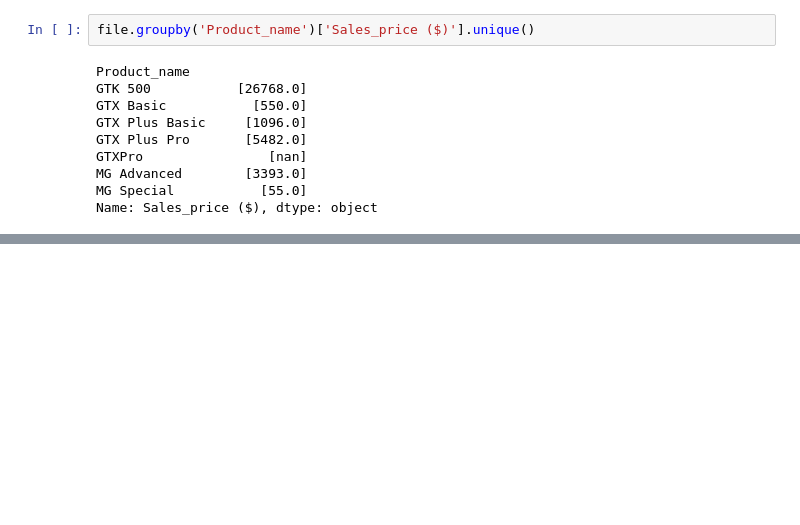
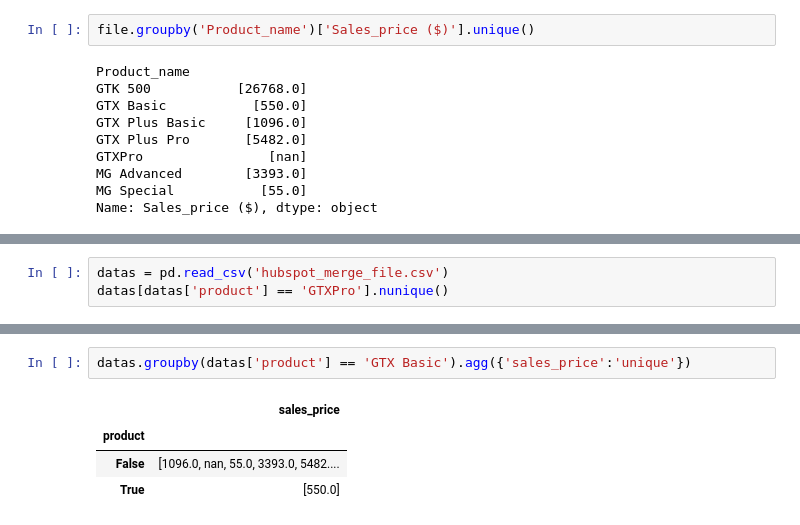
Before and after one commit to natnaelaster/Daily-exercise, a Jupyter notebook: day_6_HubSpot CRM Sales Analytics/hubspot_merge.ipynb, the cells around one changed output, grey strips where cells are left out. Cells and saved outputs as stored; diff of their text form; blank space fills up the shorter version.

```diff
--- a/day_6_HubSpot CRM Sales Analytics/hubspot_merge.ipynb
+++ b/day_6_HubSpot CRM Sales Analytics/hubspot_merge.ipynb
@@ -180,0 +196,3 @@ dtype: int64
+# %%
+datas = pd.read_csv('hubspot_merge_file.csv')
+datas[datas['product'] == 'GTXPro'].nunique()
@@ -180,0 +220,7 @@ dtype: int64
+# %%
+datas.groupby(datas['product'] == 'GTX Basic').agg({'sales_price':'unique'})
+# %% [output]
+|  | sales_price |
+| product |  |
+| False | [1096.0, nan, 55.0, 3393.0, 5482.... |
+| True | [550.0] |
```
Also changed, not shown: parts of 7 cells of this notebook, 1 other file.
